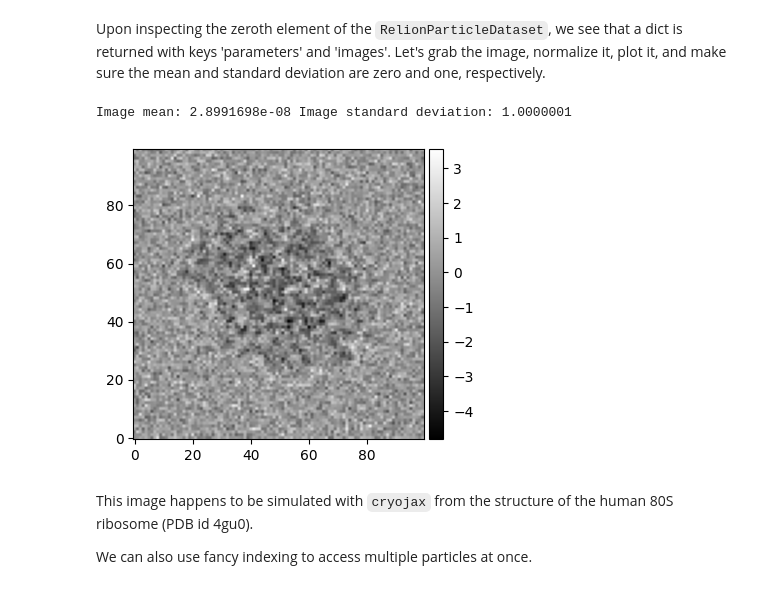
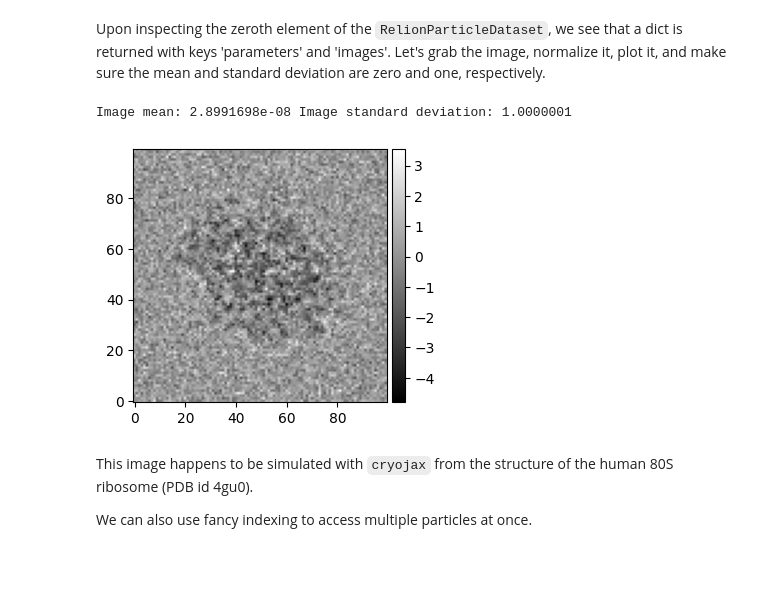
Before and after one commit to michael-0brien/cryospax, a Jupyter notebook: docs/examples/read-dataset.ipynb, the cells around one changed output. Drawn from its saved outputs; the diff is of its cells as text; code cells hidden in the pictures; blank space fills up the shorter version.

```diff
--- a/docs/examples/read-dataset.ipynb
+++ b/docs/examples/read-dataset.ipynb
@@ -72,21 +72,21 @@ Upon inspecting the zeroth element of the `RelionParticleDataset`, we see that a
 # %%
 # Get an image, normalize, and plot it
 from cryojax.ndimage import normalize_image
 
 
-fig, ax = plt.subplots(figsize=(4, 4))
+fig, ax = plt.subplots(figsize=(3.5, 3.5))
 image = particle_info["images"]
 normalized_image = normalize_image(image)
 plot_image(normalized_image, fig, ax)
 print(
     "Image mean:",
     normalized_image.mean(),
     "Image standard deviation:",
     normalized_image.std(),
 )
 # %% [output]
 Image mean: 2.8991698e-08 Image standard deviation: 1.0000001
-[figure, old version]
+[figure, new version]
 # %% [markdown]
 This image happens to be simulated with `cryojax` from the structure of the human 80S ribosome (PDB id 4gu0).
 
```
Also changed, not shown: parts of 1 cell of this notebook, 4 other files.
